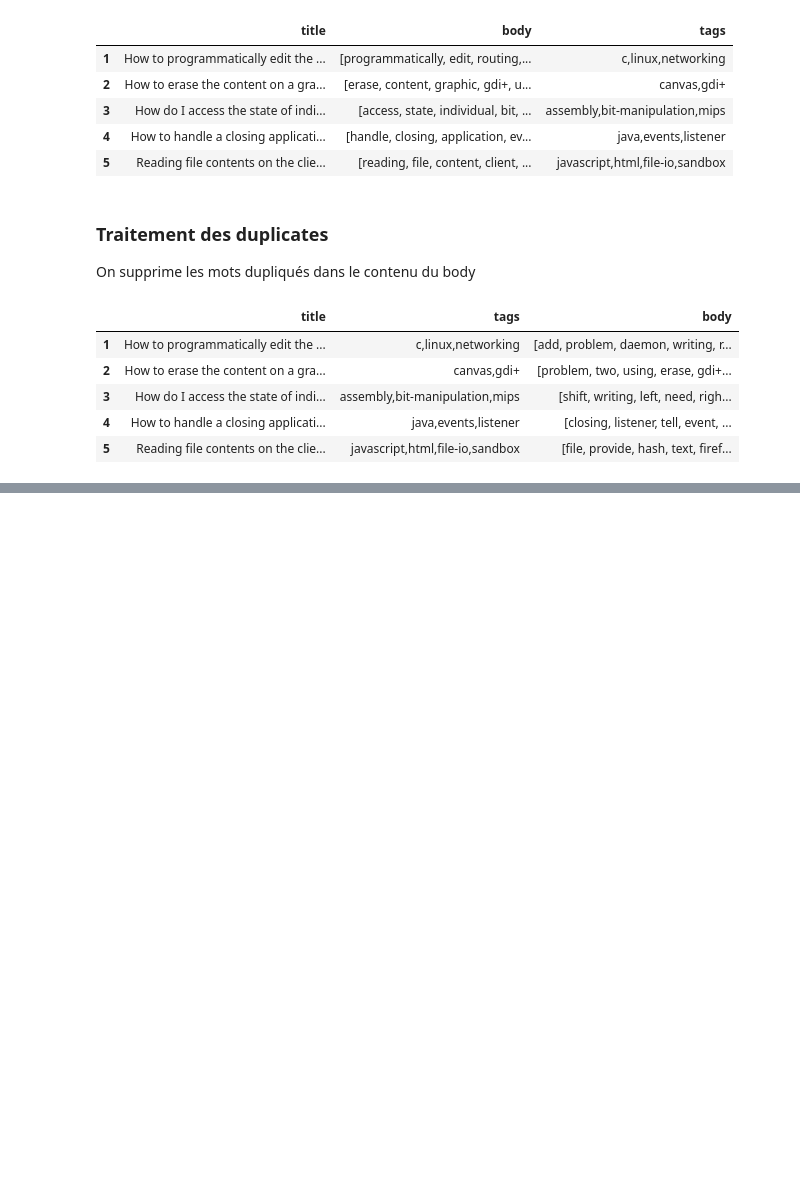
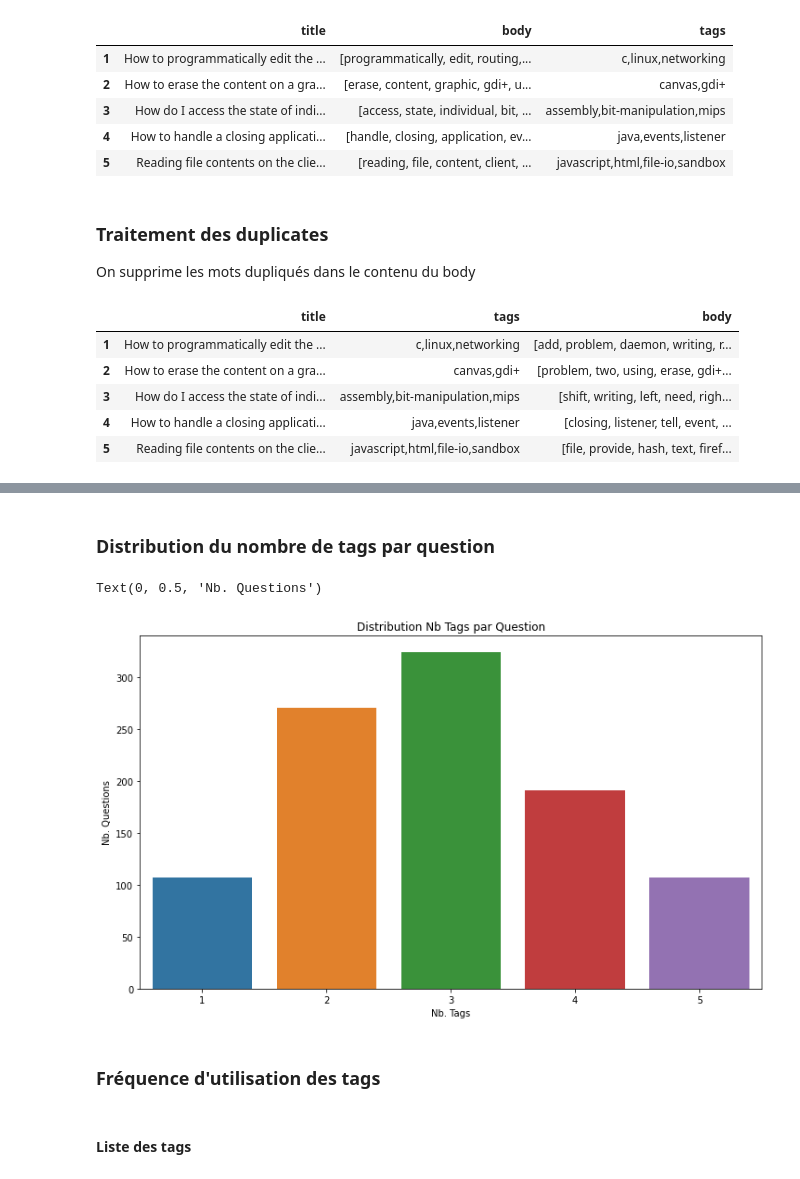
Before and after one commit to aldeponk/stack-overflow, a Jupyter notebook: Data_setup.ipynb, the cells around one changed output, grey strips where cells are left out. Cells and saved outputs as stored; diff of their text form; code cells hidden in the pictures; blank space fills up the shorter version.

Commit message:
Exploratory analysis

```diff
--- a/Data_setup.ipynb
+++ b/Data_setup.ipynb
@@ -603,0 +643,22 @@ data.head()
+# %%
+data_analysis = pd.read_csv('./dataset/dataset.csv',sep=",",nrows=1000)
+# %% [markdown]
+### Distribution du nombre de tags par question
+# %%
+def apply_nb_tags(str_tags):
+    return len(re.findall(r'(?<=\<)[^\<\>]+(?=\>)', str_tags))
+
+data_analysis["nb_tags"] = data_analysis["tags"].apply(apply_nb_tags)
+
+fig = plt.figure(figsize=(12, 7))
+plt.title("Distribution Nb Tags par Question")
+ax = sns.countplot(data=data_analysis, x="nb_tags")
+ax.set_xlabel("Nb. Tags")
+ax.set_ylabel("Nb. Questions")
+# %% [output]
+Text(0, 0.5, 'Nb. Questions')
+[figure, added]
+# %% [markdown]
+### Fréquence d'utilisation des tags
+# %% [markdown]
+#### Liste des tags
```
Also changed, not shown: parts of 19 cells of this notebook.
